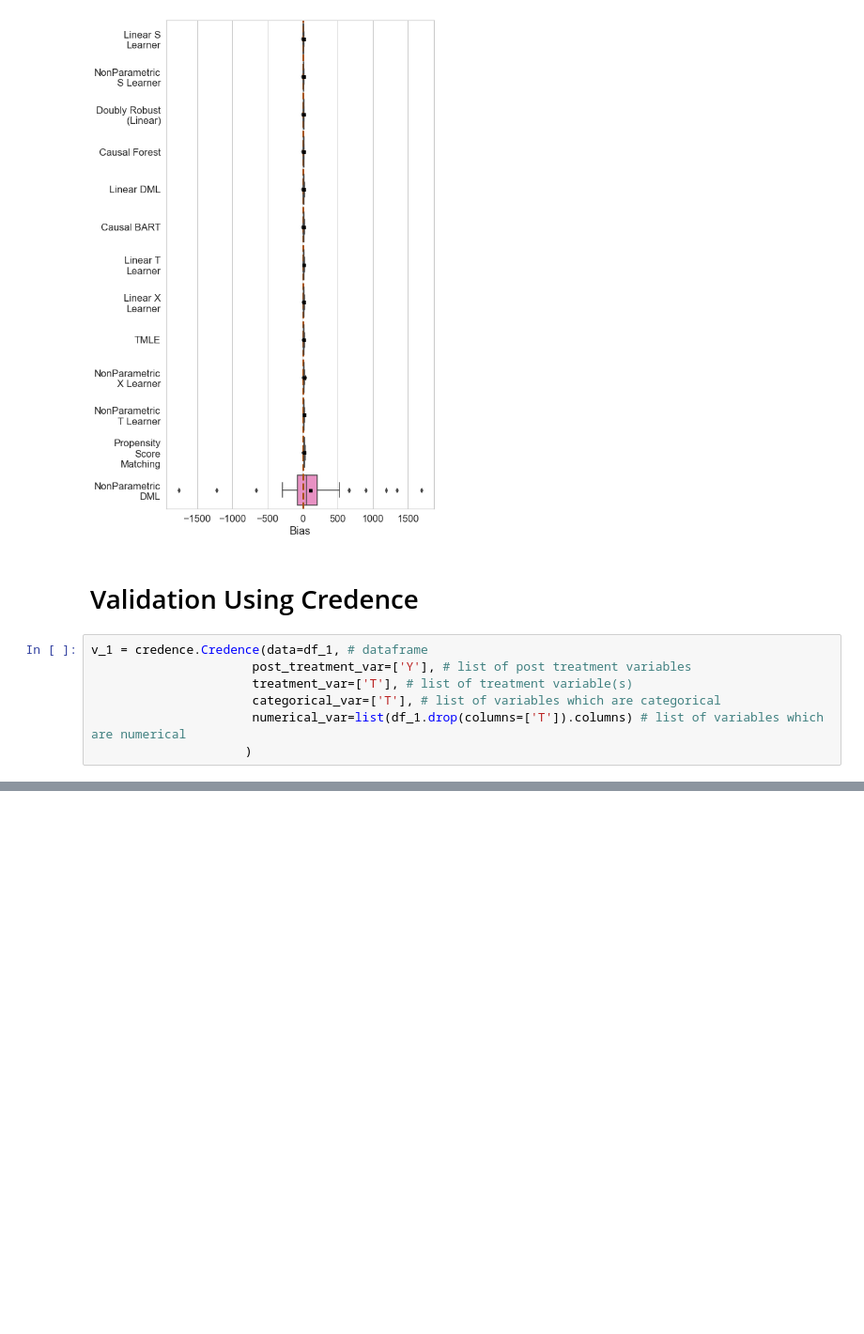
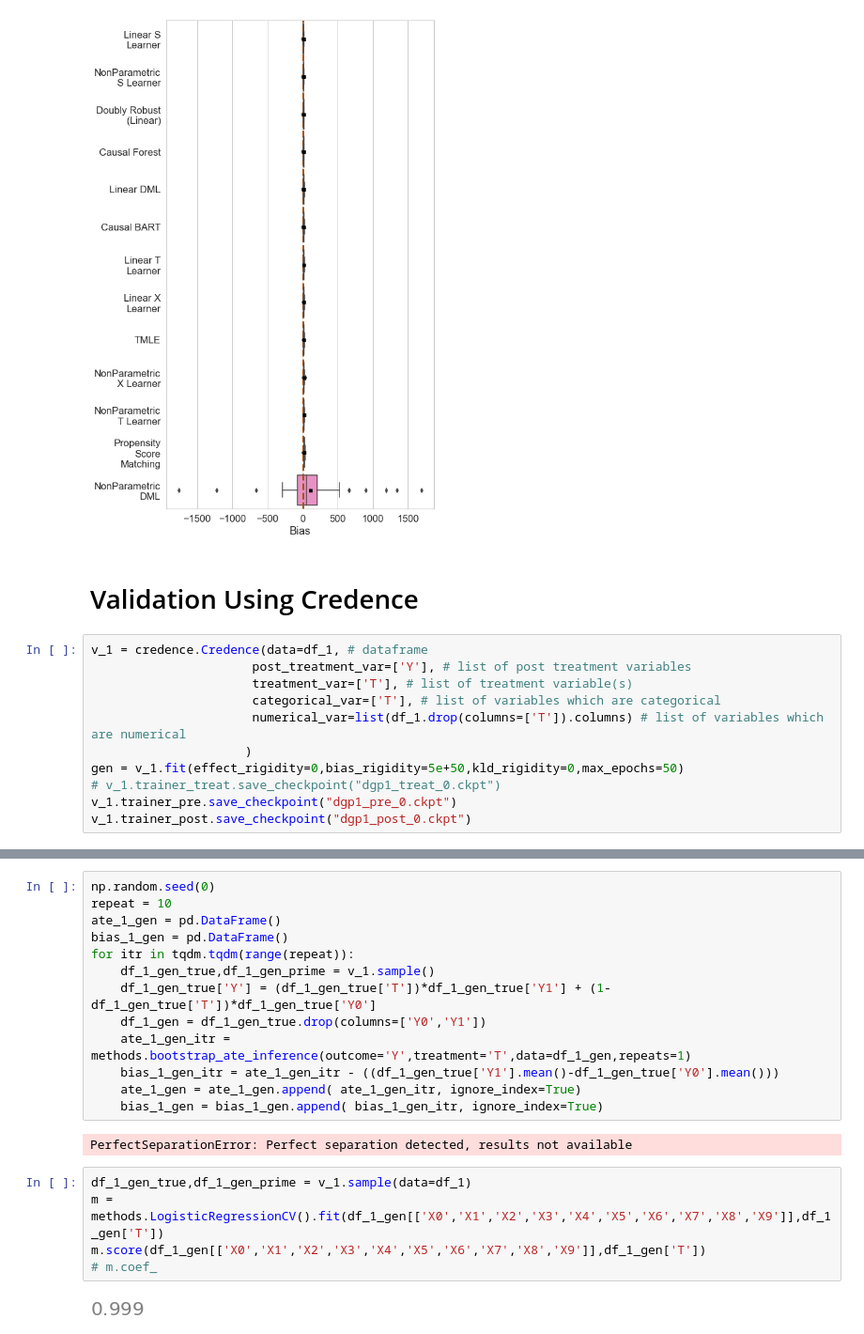
Before and after one commit to harsh-parikh/credence-to-causal-estimation, a Jupyter notebook: credence-v2/notebooks/validate_methods.ipynb, the cells around one changed output, grey strips where cells are left out. Shown at 94% size. Cells and saved outputs as stored; diff of their text form; blank space fills up the shorter version.

```diff
--- a/credence-v2/notebooks/validate_methods.ipynb
+++ b/credence-v2/notebooks/validate_methods.ipynb
@@ -118,4 +121,8 @@ v_1 = credence.Credence(data=df_1, # dataframe
                       categorical_var=['T'], # list of variables which are categorical
                       numerical_var=list(df_1.drop(columns=['T']).columns) # list of variables which are numerical
                      )
+gen = v_1.fit(effect_rigidity=0,bias_rigidity=5e+50,kld_rigidity=0,max_epochs=50)
+# v_1.trainer_treat.save_checkpoint("dgp1_treat_0.ckpt")
+v_1.trainer_pre.save_checkpoint("dgp1_pre_0.ckpt")
+v_1.trainer_post.save_checkpoint("dgp1_post_0.ckpt")
 # %% [output]
@@ -122,0 +161,22 @@ NameError: name 'credence' is not defined
+# %%
+np.random.seed(0)
+repeat = 10
+ate_1_gen = pd.DataFrame()
+bias_1_gen = pd.DataFrame()
+for itr in tqdm.tqdm(range(repeat)):
+    df_1_gen_true,df_1_gen_prime = v_1.sample()
+    df_1_gen_true['Y'] = (df_1_gen_true['T'])*df_1_gen_true['Y1'] + (1-df_1_gen_true['T'])*df_1_gen_true['Y0']
+    df_1_gen = df_1_gen_true.drop(columns=['Y0','Y1'])
+    ate_1_gen_itr = methods.bootstrap_ate_inference(outcome='Y',treatment='T',data=df_1_gen,repeats=1)
+    bias_1_gen_itr = ate_1_gen_itr - ((df_1_gen_true['Y1'].mean()-df_1_gen_true['Y0'].mean()))
+    ate_1_gen = ate_1_gen.append( ate_1_gen_itr, ignore_index=True)
+    bias_1_gen = bias_1_gen.append( bias_1_gen_itr, ignore_index=True)
+# %% [output]
+PerfectSeparationError: Perfect separation detected, results not available
+# %%
+df_1_gen_true,df_1_gen_prime = v_1.sample(data=df_1)
+m = methods.LogisticRegressionCV().fit(df_1_gen[['X0','X1','X2','X3','X4','X5','X6','X7','X8','X9']],df_1_gen['T'])
+m.score(df_1_gen[['X0','X1','X2','X3','X4','X5','X6','X7','X8','X9']],df_1_gen['T'])
+# m.coef_
+# %% [output]
+[figure, added]
```
Also changed, not shown: parts of 5 cells of this notebook, 41 other files.
